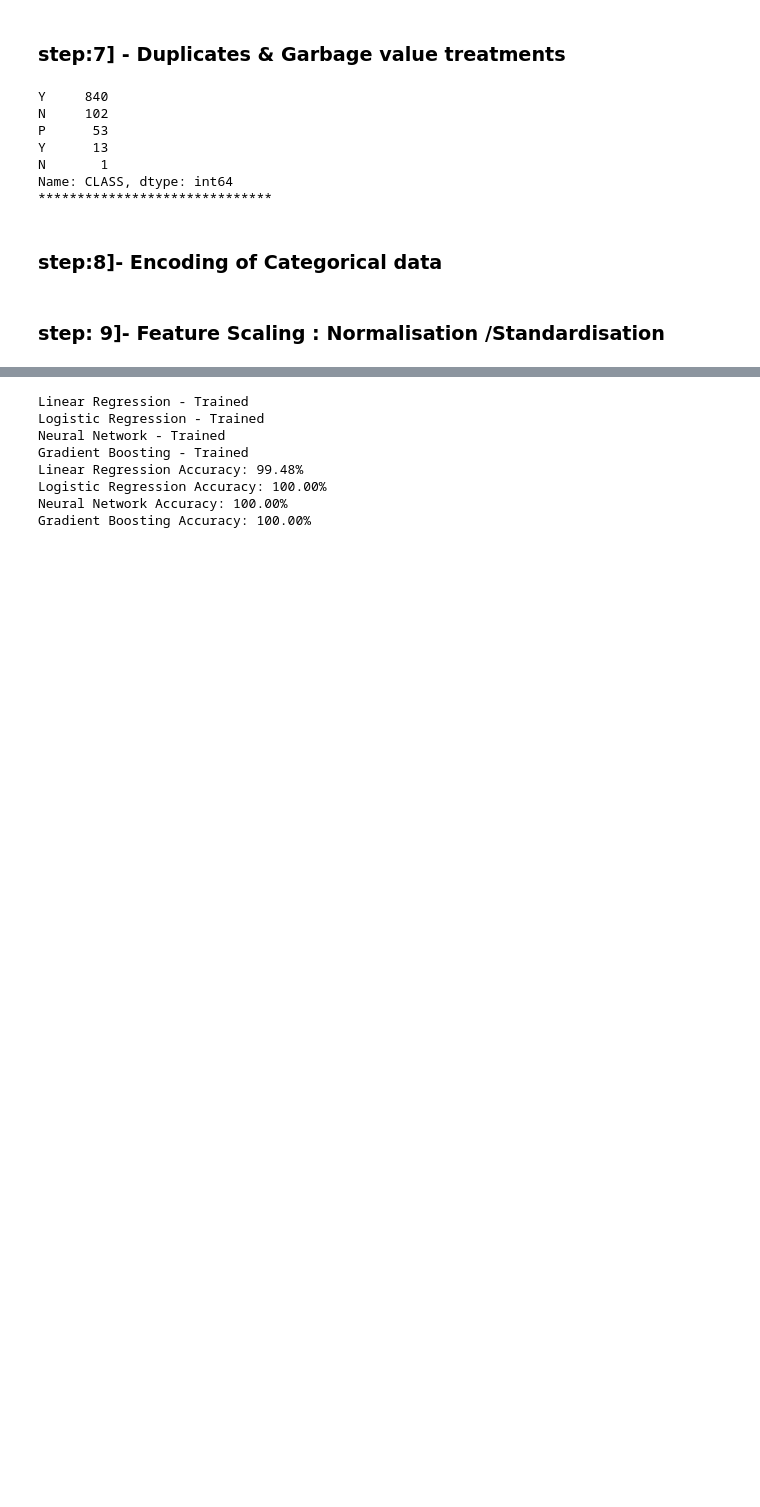
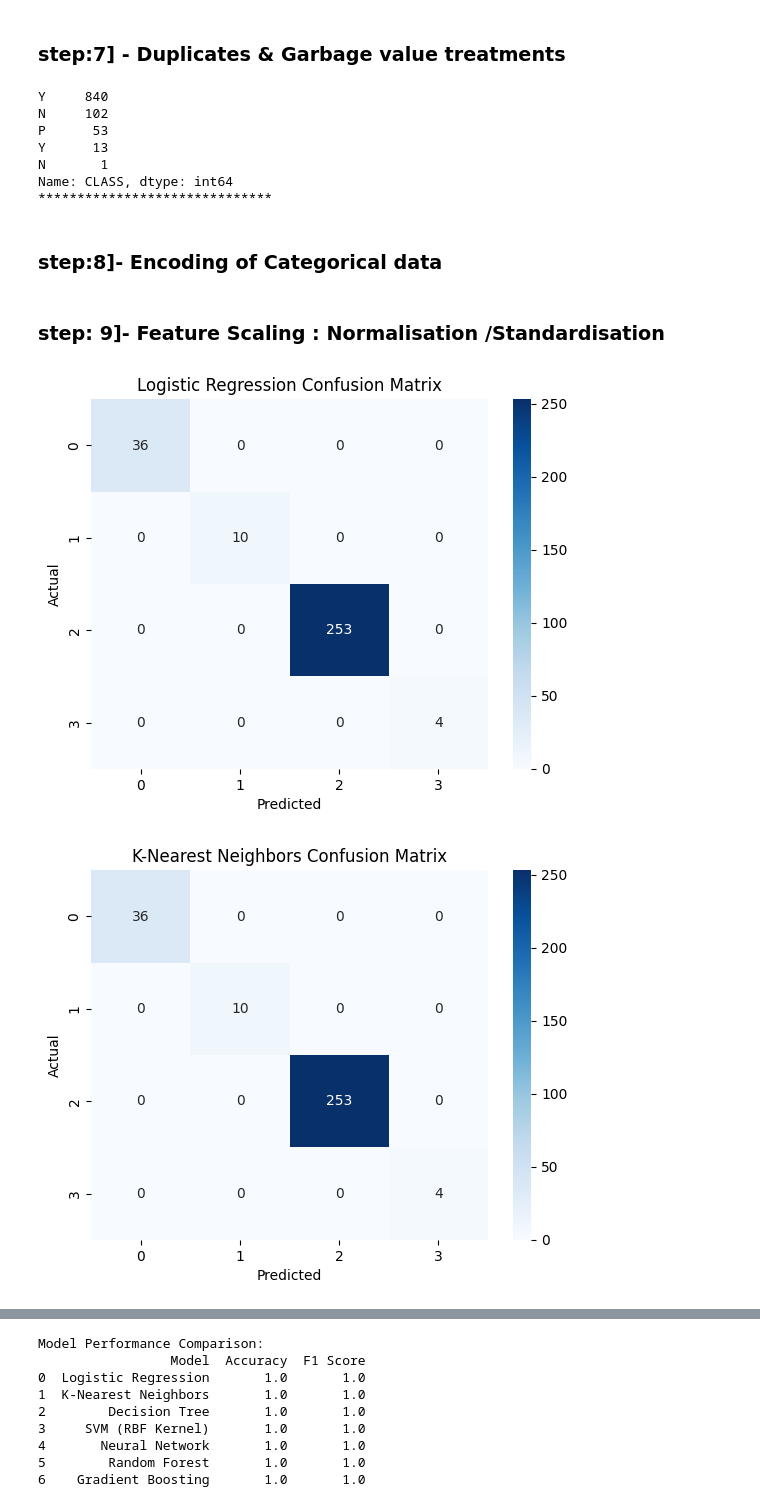
Before and after one commit to cmach99/Diabetes-Predictor, a Jupyter notebook: Diabetes Notebook.ipynb, the cells around one changed output, grey strips where cells are left out. Cells and saved outputs as stored; diff of their text form; code cells hidden in the pictures; blank space fills up the shorter version.

```diff
--- a/Diabetes Notebook.ipynb
+++ b/Diabetes Notebook.ipynb
@@ -343,27 +346,47 @@ def trainTestSplit(diabetes):
 # %%
 
 #Training
 X_train, X_test, y_train, y_test = trainTestSplit(diabetes)
 
-training_models = {
- 'Linear Regression': LinearRegression(),
-'Logistic Regression': LogisticRegression(),
-#'K-Nearest Neighbors': KNeighborsClassifier(),
-#'Decision Tree': DecisionTreeClassifier(),
-#'Support Vector Machine (Linear Kernel)': LinearSVC(),
-#'Support Vector Machine (RBF Kernel)': SVC(),
-'Neural Network': MLPClassifier(),
-#'Random Forest': RandomForestClassifier(),
-'Gradient Boosting': GradientBoostingClassifier()
+tmodels = {
+    'Logistic Regression': LogisticRegression(max_iter=1000),
+    'K-Nearest Neighbors': KNeighborsClassifier(),
+    'Decision Tree': DecisionTreeClassifier(random_state=42),
+    'SVM (RBF Kernel)': SVC(random_state=42),
+    'Neural Network': MLPClassifier(max_iter=1000, random_state=42),
+    'Random Forest': RandomForestClassifier(random_state=42),
+    'Gradient Boosting': GradientBoostingClassifier(random_state=42)
 }
 
 #fit
+results = []
+for name, model in tmodels.items():
+    model.fit(X_train, y_train)
+    y_pred = model.predict(X_test)
 
-for name, mod in training_models.items():
-    mod.fit(X_train, y_train)
-    print (name + ' - Trained')
+    accuracy = accuracy_score(y_test, y_pred)
+    f1 = f1_score(y_test, y_pred, average='weighted')  # Updated averaging method
+    cm = confusion_matrix(y_test, y_pred)
 
-for name, mod in training_models.items():
-    acc = mod.score(X_test, y_test)
-    print(f'{name} Accuracy: {acc:.2%}')
+    results.append({
+        'Model': name,
+        'Accuracy': accuracy,
+        'F1 Score': f1
+    })
+
+
+    # Plot confusion matrix
+    plt.figure()
+    sns.heatmap(cm, annot=True, fmt='d', cmap='Blues')
+    plt.title(f'{name} Confusion Matrix')
+    plt.ylabel('Actual')
+    plt.xlabel('Predicted')
+    plt.show()
+
+# Compare model performance
+results_df = pd.DataFrame(results).sort_values('Accuracy', ascending=False)
+print("\nModel Performance Comparison:")
+print(results_df)
 # %% [output]
+[figure, added]
+[figure, added]
@@ -370,8 +398,9 @@ for name, mod in training_models.items():
-Linear Regression - Trained
-Logistic Regression - Trained
-Neural Network - Trained
-Gradient Boosting - Trained
-Linear Regression Accuracy: 99.48%
-Logistic Regression Accuracy: 100.00%
-Neural Network Accuracy: 100.00%
-Gradient Boosting Accuracy: 100.00%
+Model Performance Comparison:
+                 Model  Accuracy  F1 Score
+0  Logistic Regression       1.0       1.0
+1  K-Nearest Neighbors       1.0       1.0
+2        Decision Tree       1.0       1.0
+3     SVM (RBF Kernel)       1.0       1.0
+4       Neural Network       1.0       1.0
+5        Random Forest       1.0       1.0
+6    Gradient Boosting       1.0       1.0
```
Also changed, not shown: parts of 7 cells of this notebook, 2 other files.
